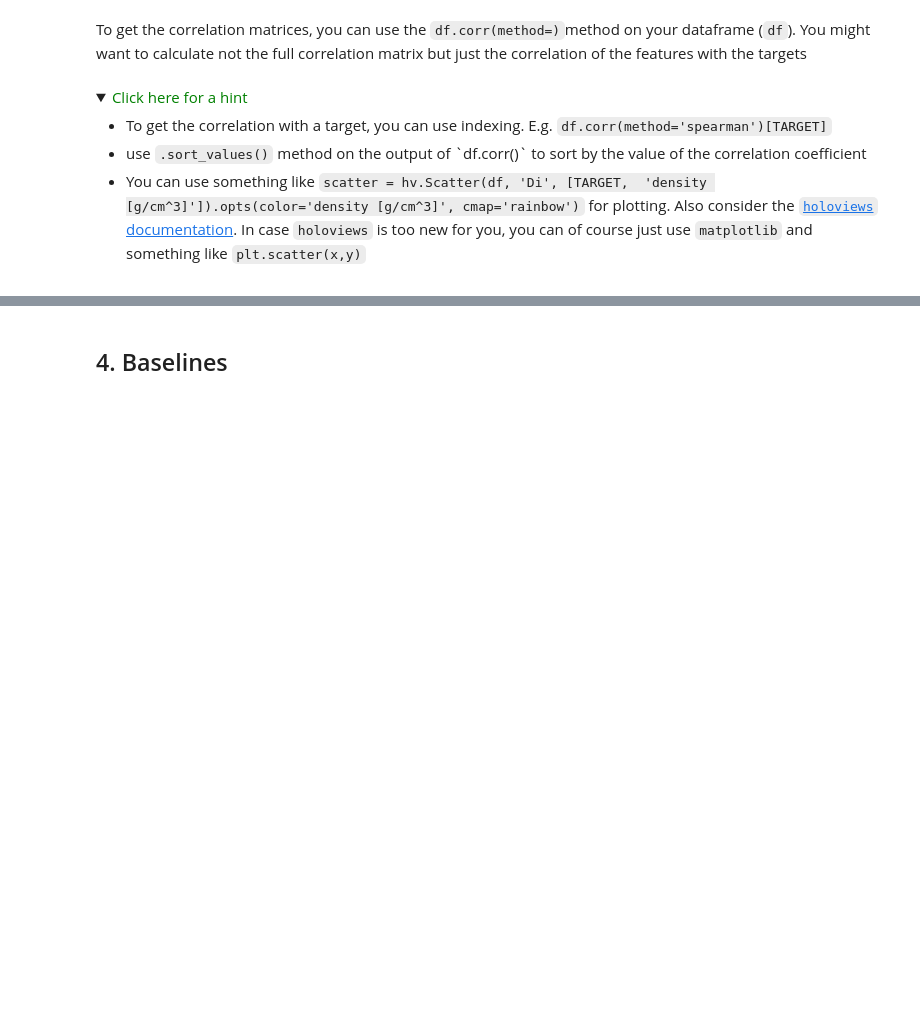
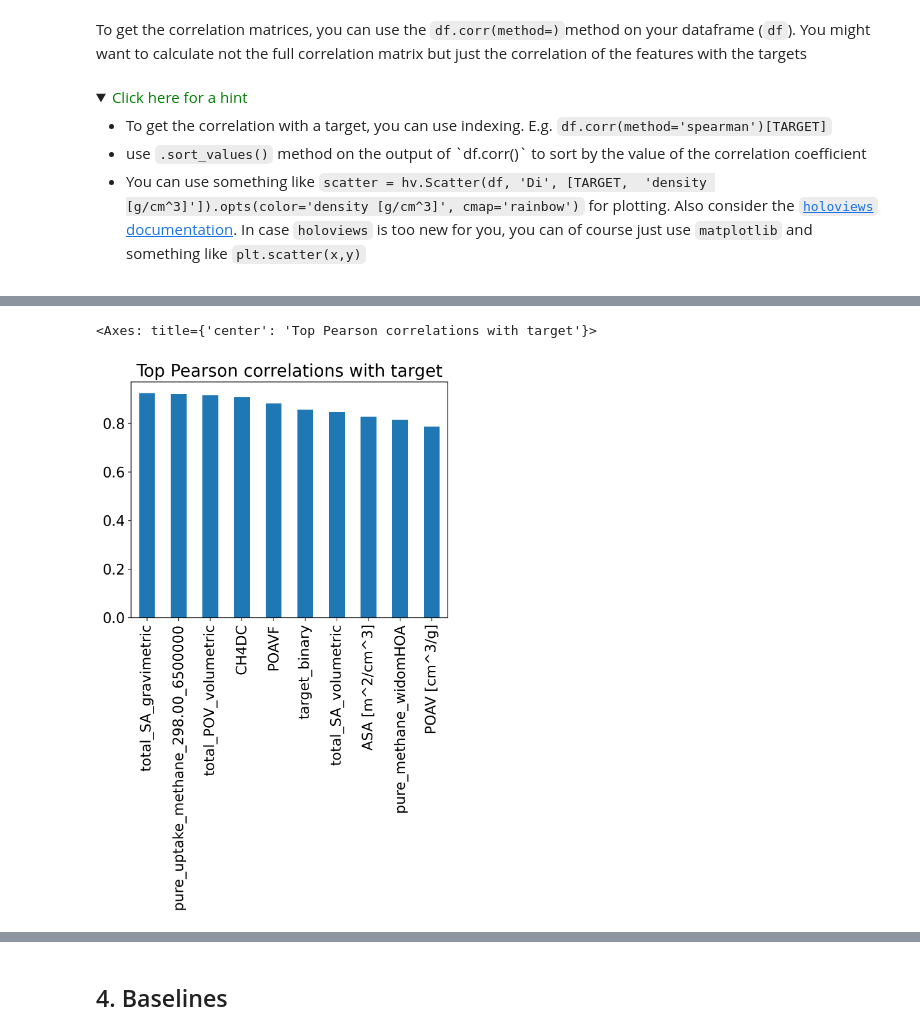
Before and after one commit to ariadnadavila/Computational-Carpentry-Project, a Jupyter notebook: group#_block3_project.ipynb, the cells around one changed output, grey strips where cells are left out. Saved outputs shown, nothing was run; the diff lists cells and outputs as text; code cells hidden in the pictures; folded sections open; blank space fills up the shorter version.

```diff
--- a/group#_block3_project.ipynb
+++ b/group#_block3_project.ipynb
@@ -69,7 +69,7 @@ from pymatviz.scatter import density_scatter_with_hist as hist_density
 
 
 RANDOM_SEED = 4242424242
-DATA_DIR = 'data'
+DATA_DIR = './'
 DATA_FILE = os.path.join(DATA_DIR, 'data.csv')
 
 np.random.seed(RANDOM_SEED)
@@ -547,3 +573,5 @@ For stratification to work, we to define what makes a "good" or a "bad" material
 # %%
-THRESHOLD = 15 # in units of mmol CO2/g
-df[TARGET_BINARY] = # add your code
+THRESHOLD = 15  # in units of mmol CO2/g
+df["target_binary"] = (df["pure_uptake_CO2_298.00_1600000"] >= THRESHOLD).astype(int)
+#verification
+df["target_binary"].value_counts()
@@ -598,0 +634,16 @@ To get the correlation matrices, you can use the `df.corr(method=)`method on you
+# %%
+target = "pure_uptake_CO2_298.00_1600000"
+
+#keep numeric columns only
+num = df.select_dtypes(include=[np.number]).copy()
+
+#correlations with the target, computed column-wise
+pearson_corr = num.apply(lambda col: col.corr(num[target], method="pearson"))
+spearman_corr = num.apply(lambda col: col.corr(num[target], method="spearman"))
+
+#sort & drop the target itself
+pearson_sorted = pearson_corr.sort_values(ascending=False).drop(target, errors="ignore")
+spearman_sorted = spearman_corr.sort_values(ascending=False).drop(target, errors="ignore")
+
+print("Top 10 Pearson correlations with target:\n", pearson_sorted.head(10))
+print("\nTop 10 Spearman correlations with target:\n", spearman_sorted.head(10))
@@ -598,0 +668,5 @@ To get the correlation matrices, you can use the `df.corr(method=)`method on you
+# %%
+pearson_sorted.head(10).plot(kind="bar", title="Top Pearson correlations with target")
+# %% [output]
+<Axes: title={'center': 'Top Pearson correlations with target'}>
+[figure, added]
```
Also changed, not shown: parts of 28 cells of this notebook.
